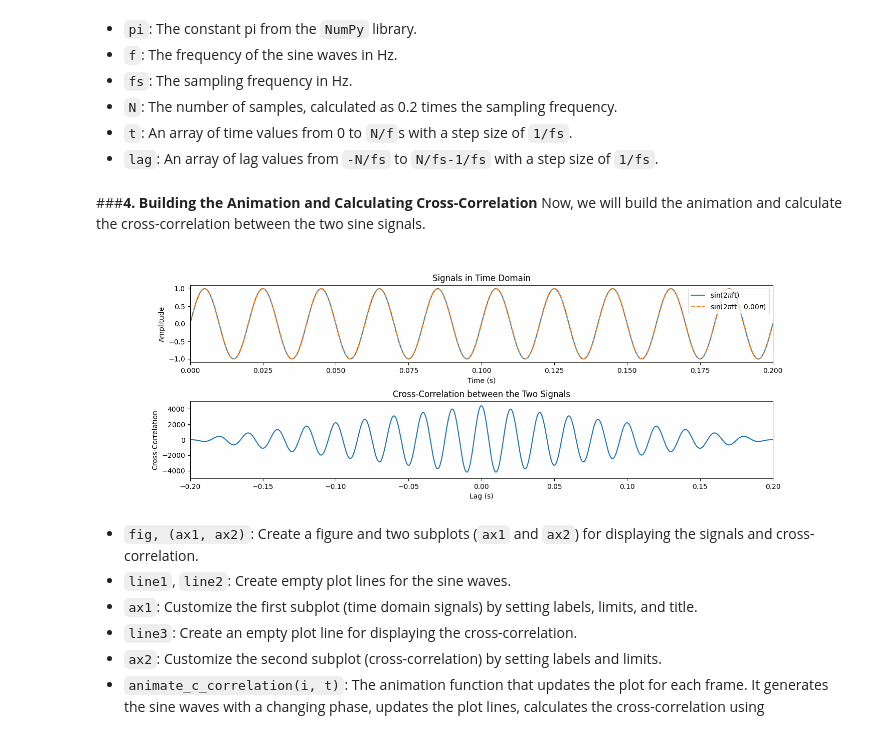
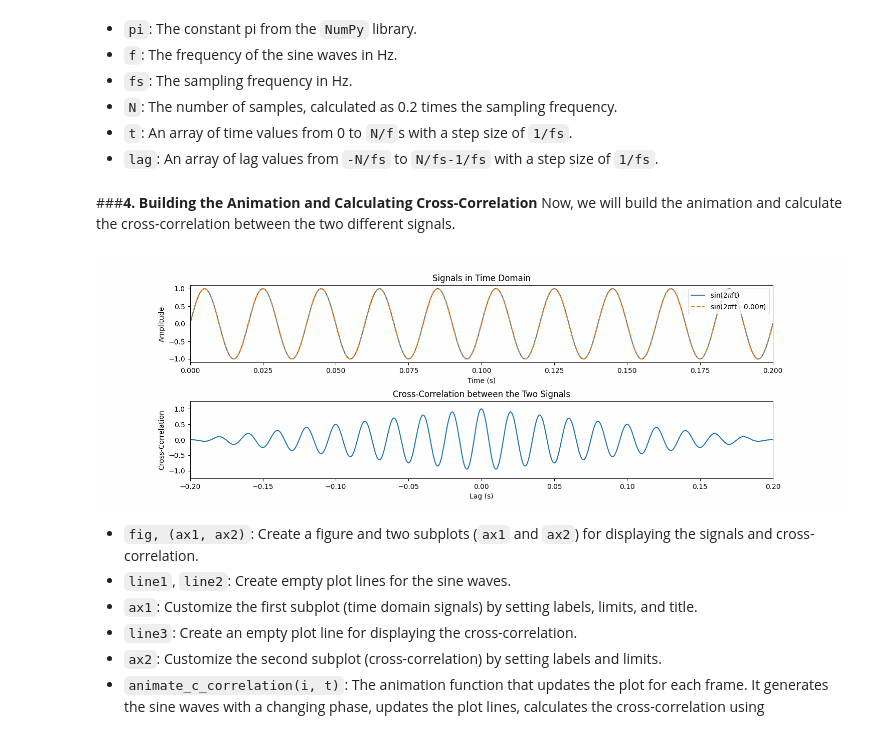
Before and after one commit to aaolcay/Some-Signal-Processing-Stuff, a Jupyter notebook: animation_cross_correlation.ipynb, the cells around one changed output. Cells and saved outputs as stored; diff of their text form; code cells hidden in the pictures.

```diff
--- a/animation_cross_correlation.ipynb
+++ b/animation_cross_correlation.ipynb
@@ -54,4 +57,11 @@ lag = np.arange(-N/fs, N/fs-1/fs, 1/fs)  # Lag values in seconds
 *   `lag`: An array of lag values from `-N/fs` to `N/fs-1/fs` with a step size of `1/fs`.
 # %% [markdown]
 ###**4. Building the Animation and Calculating Cross-Correlation**
-Now, we will build the animation and calculate the cross-correlation between the two sine signals.
+Now, we will build the animation and calculate the cross-correlation between the two different signals.
+# %%
+# Two Sine Waves, One is Shifted
+def sine_waves(f, t, i):
+    phase = 0.25*i*pi
+    x1 = np.sin(2*pi*f*t)
+    x2 = np.sin(2*pi*f*t - phase)
+    return x1, x2, phase
@@ -67,40 +98,40 @@ ax1.set_xlim(0, N / fs)  # set the x-axis limits
 ax1.set_title('Signals in Time Domain')  # set the title for the plot
 ax1.legend()  # display legend
 line3, = ax2.plot([], [])
-ax2.set_ylim(-5000, 5000)  # set the y-axis limits
+ax2.set_ylim(-1.25, 1.25)  # set the y-axis limits
 ax2.set_xlim(-N/fs, N/fs)  # set the x-axis limits
 ax2.set_title('Cross-Correlation between the Two Signals')  # set the title for the plot
 ax2.set_xlabel('Lag (s)')
 ax2.set_ylabel('Cross-Correlation')
 
 # Adjust the vertical spacing between subplots
 fig.subplots_adjust(hspace=0.5)
 
 def animate_c_correlation(i, t):
     # Generate the signal for the current period and update the plot
-    phase = 0.25*i*pi
-    x1 = np.sin(2*pi*f*t)
-    x2 = np.sin(2*pi*f*t - phase)
+    x1, x2, phase = sine_waves(f, t, i)
     line1.set_data(t, x1)
     line2.set_data(t, x2)
     line2.set_label(f'sin(2$\pi$ft - {(phase/pi):.2f}$\pi$)')
     ax1.legend(loc='upper right')
     cross_corr = np.correlate(x1, x2, mode='full')
+    correction = 0.001
+    cross_corr = cross_corr/(np.max(np.abs(cross_corr))+correction)
     line3.set_data(lag, cross_corr)
     return line1, line2, line3 # return the updated plot line for the animation
 
 # Create the animation for time domain and save it as a GIF
-anim1 = FuncAnimation(fig, animate_c_correlation, fargs=(t,), frames=32, interval=200)
+anim1 = FuncAnimation(fig, animate_c_correlation, fargs=(t,), frames=64, interval=200)
 anim1.save('animation.gif', writer='pillow')
 
 # Close the figure to remove it from display
 plt.close(fig)
 
 # Display the animation as a GIF in Google Colab
 image_path = 'animation.gif'
 display(Image(filename=image_path))
 # %% [output]
-[figure, old version]
+[figure, new version]
 # %% [markdown]
 *   `fig, (ax1, ax2)`: Create a figure and two subplots (`ax1` and `ax2`) for displaying the signals and cross-correlation.
 *   `line1`, `line2`: Create empty plot lines for the sine waves.
```
Also changed, not shown: parts of 5 cells of this notebook.
